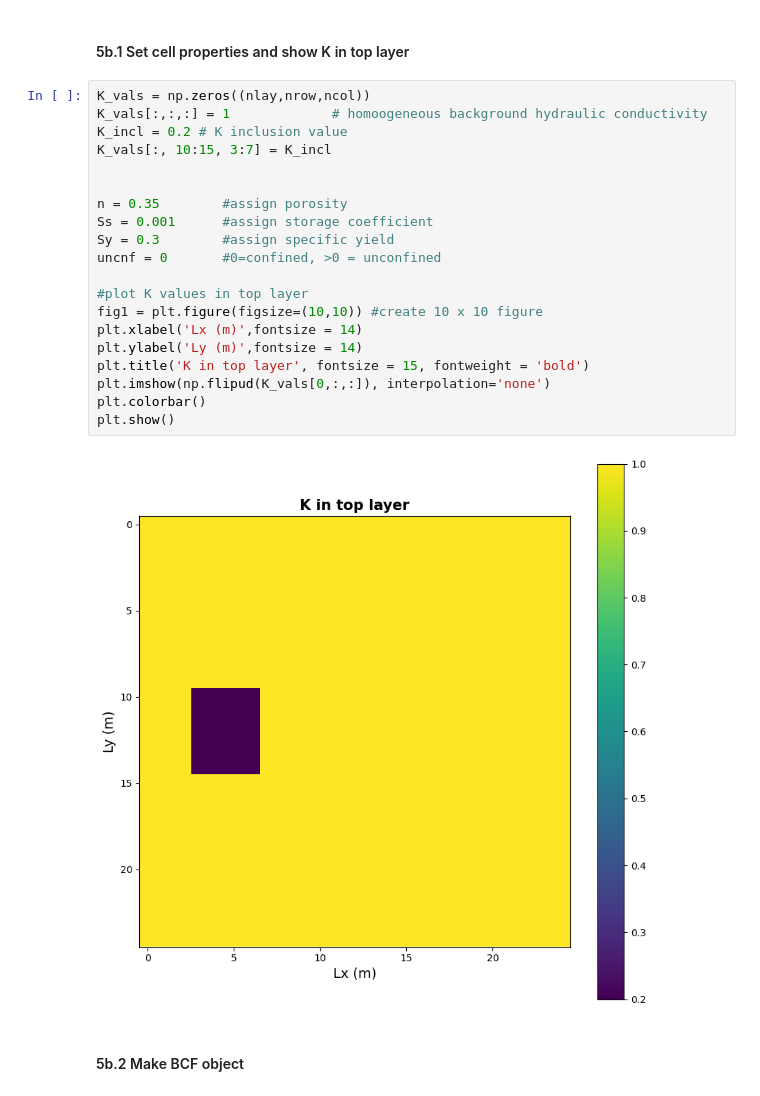
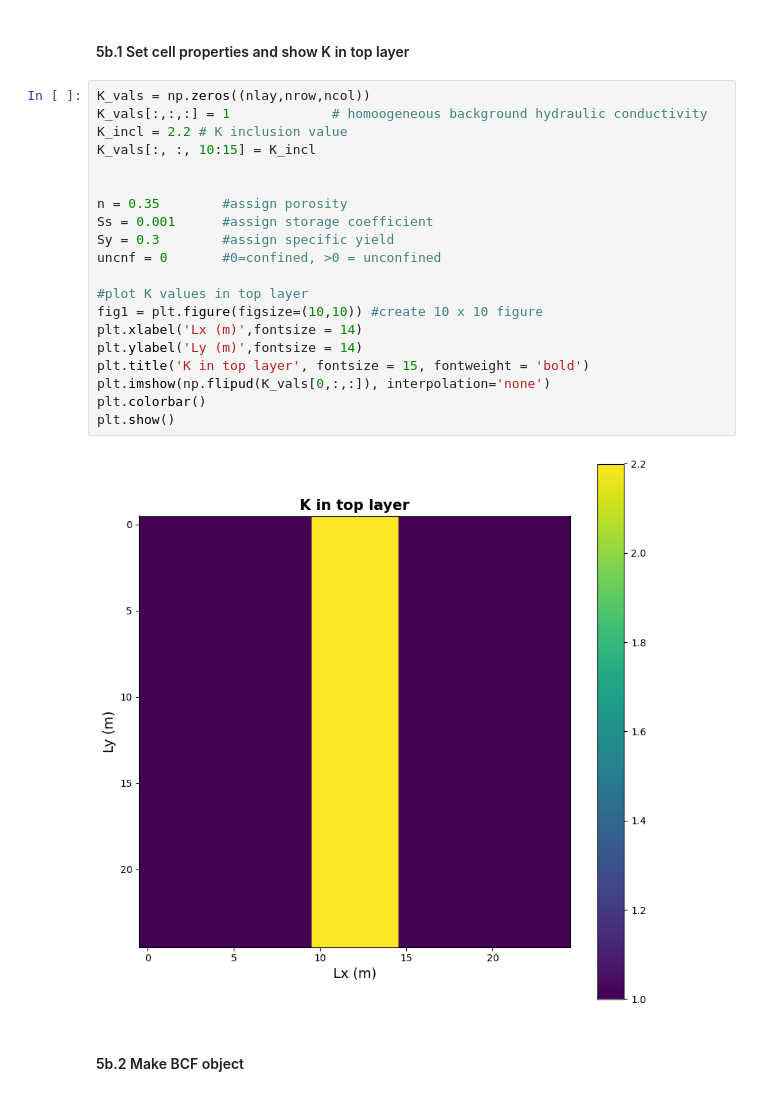
Before and after one commit to HWRS564-hydrogeologic-analysis/hwrs564b_course_material_JessicaCarvalhos, a Jupyter notebook: content_weekly/Week2_SteadyState_MF/BoxModel_flopy.ipynb, the cells around one changed output. Saved outputs shown, nothing was run; the diff lists cells and outputs as text.

```diff
--- a/content_weekly/Week2_SteadyState_MF/BoxModel_flopy.ipynb
+++ b/content_weekly/Week2_SteadyState_MF/BoxModel_flopy.ipynb
@@ -184,25 +184,25 @@ For more details on LPF package see: https://flopy.readthedocs.io/en/3.3.2/sourc
 # %%
 K_vals = np.zeros((nlay,nrow,ncol))
 K_vals[:,:,:] = 1             # homoogeneous background hydraulic conductivity
-K_incl = 0.2 # K inclusion value
-K_vals[:, 10:15, 3:7] = K_incl
+K_incl = 2.2 # K inclusion value
+K_vals[:, :, 10:15] = K_incl
 
 
 n = 0.35        #assign porosity
 Ss = 0.001      #assign storage coefficient
 Sy = 0.3        #assign specific yield
 uncnf = 0       #0=confined, >0 = unconfined
 
 #plot K values in top layer
 fig1 = plt.figure(figsize=(10,10)) #create 10 x 10 figure
 plt.xlabel('Lx (m)',fontsize = 14)
 plt.ylabel('Ly (m)',fontsize = 14)
 plt.title('K in top layer', fontsize = 15, fontweight = 'bold')
 plt.imshow(np.flipud(K_vals[0,:,:]), interpolation='none')
 plt.colorbar()
 plt.show()
 # %% [output]
-[figure, old version]
+[figure, new version]
 # %% [markdown]
 #### 5b.2 Make BCF object
 # %%
```
Also changed, not shown: parts of 6 cells of this notebook, 5 other files.
